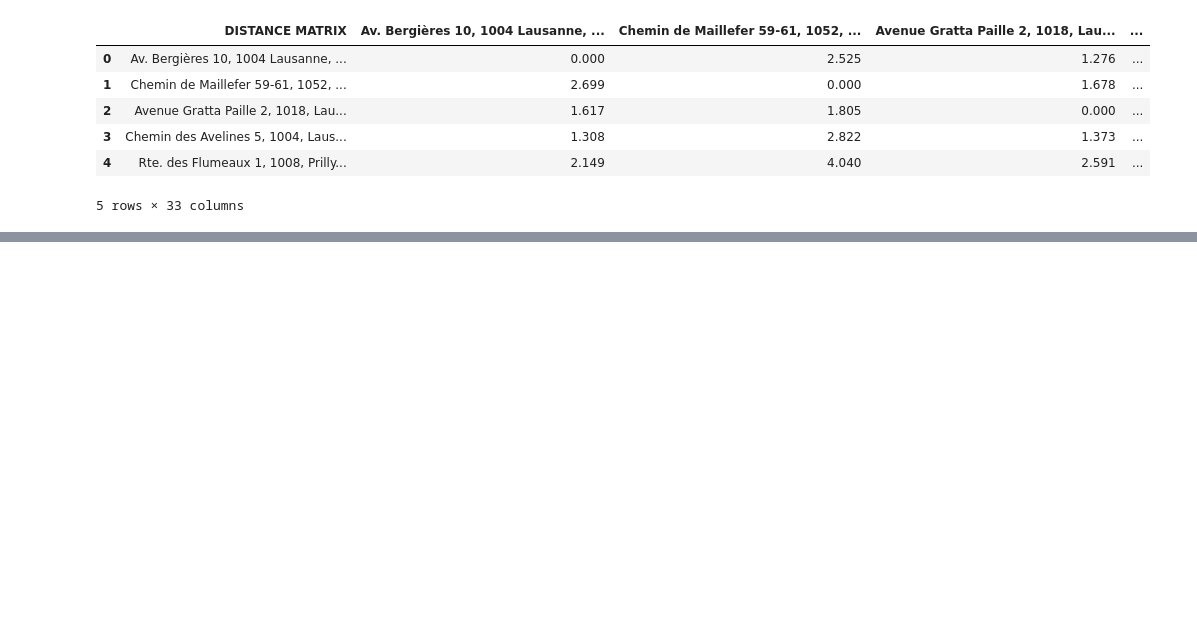
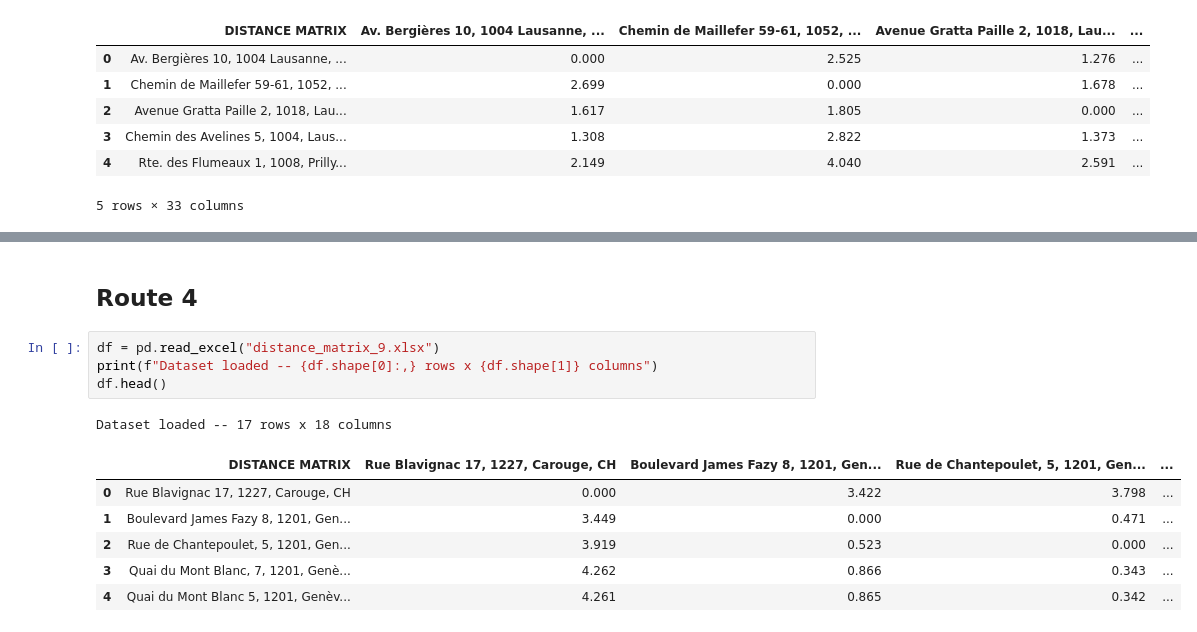
Before and after one commit to twillixa/SL, a Jupyter notebook: Main.ipynb, the cells around one changed output, grey strips where cells are left out. Drawn from its saved outputs; the diff is of its cells as text; blank space fills up the shorter version.

```diff
--- a/Main.ipynb
+++ b/Main.ipynb
@@ -1907,0 +2165,14 @@ ORIGINAL ROUTE
+# %% [markdown]
+## Route 4
+# %%
+df = pd.read_excel("distance_matrix_9.xlsx")
+print(f"Dataset loaded -- {df.shape[0]:,} rows x {df.shape[1]} columns")
+df.head()
+# %% [output]
+Dataset loaded -- 17 rows x 18 columns
+|  | DISTANCE MATRIX | Rue Blavignac 17, 1227, Carouge, CH | Boulevard James Fazy 8, 1201, Gen... | Rue de Chantepoulet, 5, 1201, Gen... | ... |
+| 0 | Rue Blavignac 17, 1227, Carouge, CH | 0.000 | 3.422 | 3.798 | ... |
+| 1 | Boulevard James Fazy 8, 1201, Gen... | 3.449 | 0.000 | 0.471 | ... |
+| 2 | Rue de Chantepoulet, 5, 1201, Gen... | 3.919 | 0.523 | 0.000 | ... |
+| 3 | Quai du Mont Blanc, 7, 1201, Genè... | 4.262 | 0.866 | 0.343 | ... |
+| 4 | Quai du Mont Blanc 5, 1201, Genèv... | 4.261 | 0.865 | 0.342 | ... |
```
Also changed, not shown: parts of 15 cells of this notebook.
